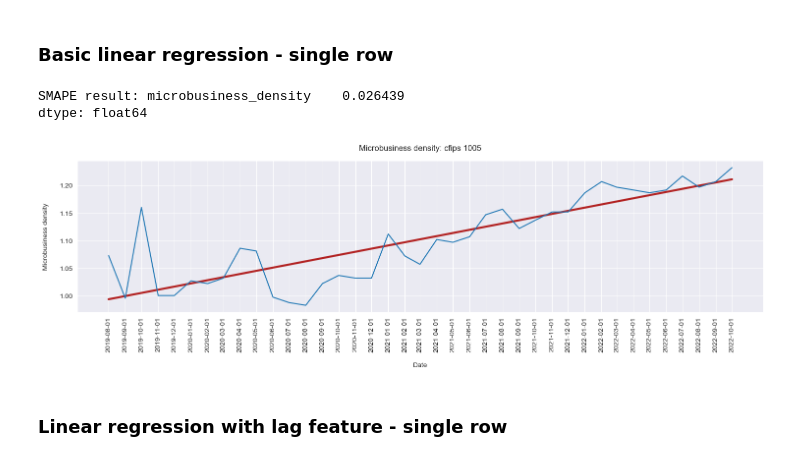
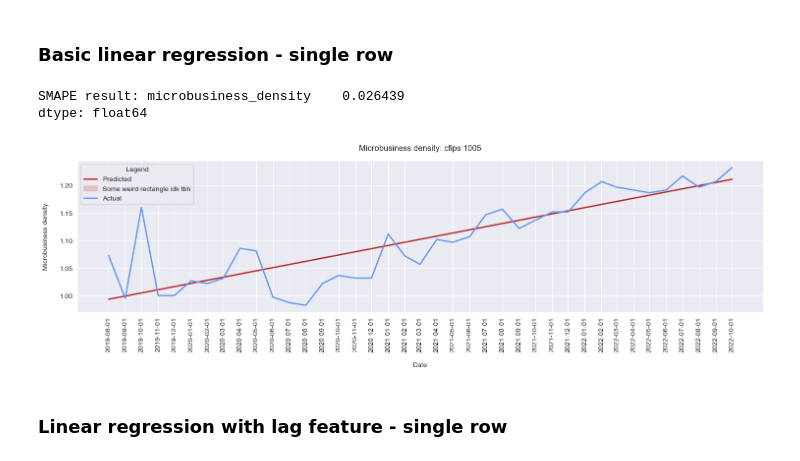
Before and after one commit to vroobelle93/03_GoDaddy, a Jupyter notebook: godaddy1.ipynb, the cells around one changed output. Cells and saved outputs as stored; diff of their text form; code cells hidden in the pictures.

```diff
--- a/godaddy1.ipynb
+++ b/godaddy1.ipynb
@@ -170,51 +70,50 @@ lin_reg_df.head()
 
 # Training data
 lin_reg_X_train = lin_reg_df.loc[:, ['time']]
 lin_reg_y_train = lin_reg_df.loc[:, ['microbusiness_density']]
 lin_reg_model = linear_model.LinearRegression()
 lin_reg_model.fit(lin_reg_X_train, lin_reg_y_train)
 
 # Predicting
 y_pred = lin_reg_model.predict(lin_reg_X_train)
 
 # Storing predicted values
 y_pred_df = lin_reg_X_train
 y_pred_df['predicted'] = y_pred
 y_pred_df['first_day_of_month'] = [datetime.datetime.fromordinal(x) for x in y_pred_df['time']]
+y_pred_df['microbusiness_density'] = lin_reg_df.loc[:, 'microbusiness_density']
 
 # SMAPE
 smape_result = smape(y_pred, lin_reg_y_train)
 print(f'SMAPE result: {smape_result}')
 
+# Create DF for plot
+y_pred_plot_df = y_pred_df.melt(id_vars='first_day_of_month', value_vars=['predicted', 'microbusiness_density'])
+
 # Plot
 fig, ax = plt.subplots(figsize=(18, 4), squeeze=False)
 
-sns.lineplot(
-    data=y_pred_df,
+ax = sns.lineplot(
+    data=y_pred_plot_df,
     x='first_day_of_month',
-    y='predicted',
-    ax=ax[0, 0],
-    color='firebrick',
-    linewidth=3
+    y='value',
+    hue='variable',
+    linewidth=2,
+    palette=['firebrick', 'cornflowerblue']
 )
 
-sns.lineplot(
-    data=lin_reg_df,
-    x='first_day_of_month',
-    y='microbusiness_density',
-    ax=ax[0, 0]
-)
-ax[0, 0].set_title(f'Microbusiness density: cfips {cfips}', pad=15)
-ax[0, 0].set_xlabel('Date', labelpad=15)
-ax[0, 0].set_ylabel('Microbusiness density', labelpad=15)
-ax[0, 0].tick_params(axis='x', rotation=90)
-ax[0, 0].set_xticks(y_pred_df['first_day_of_month'])
+ax.set_title(f'Microbusiness density: cfips {cfips}', pad=15)
+ax.set_xlabel('Date', labelpad=15)
+ax.set_ylabel('Microbusiness density', labelpad=15)
+ax.tick_params(axis='x', rotation=90)
+ax.set_xticks(y_pred_df['first_day_of_month'])
+plt.legend(title='Legend', labels=['Predicted', 'Some weird rectangle idk tbh', 'Actual'])
 
 plt.show()
 # %% [output]
 SMAPE result: microbusiness_density    0.026439
 dtype: float64
-[figure, old version]
+[figure, new version]
 # %% [markdown]
 ### Linear regression with lag feature - single row
 # %%
```
Also changed, not shown: parts of 32 cells of this notebook.
